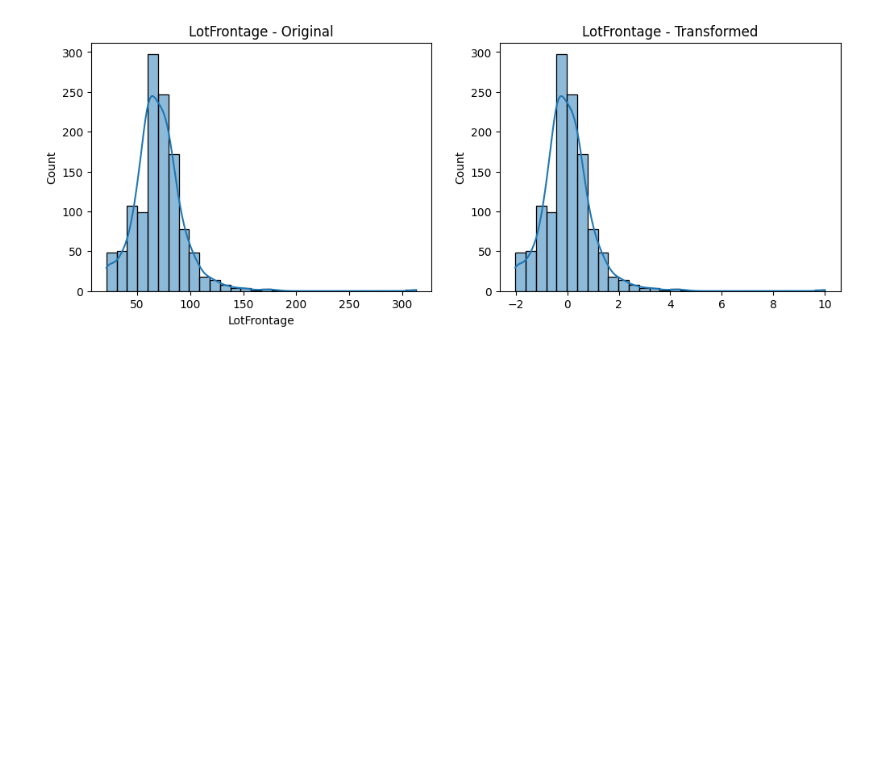
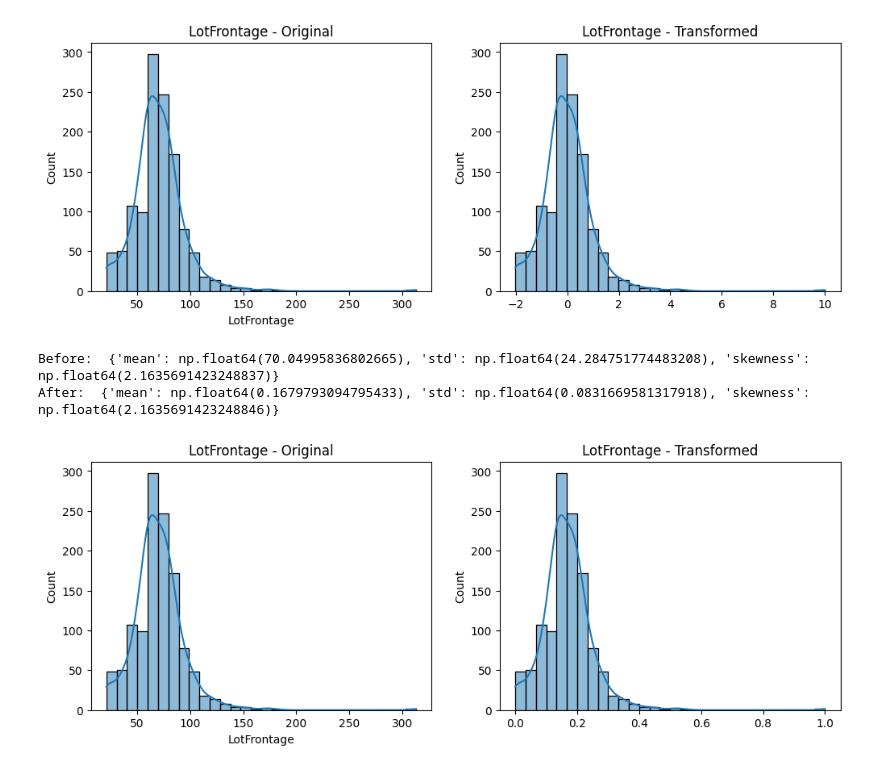
Before and after one commit to KG1234567/Feature-Engineering, a Jupyter notebook: 02-05-2026/02-05-2026.ipynb, the cells around one changed output. Saved outputs shown, nothing was run; the diff lists cells and outputs as text; code cells hidden in the pictures; blank space fills up the shorter version.

```diff
--- a/02-05-2026/02-05-2026.ipynb
+++ b/02-05-2026/02-05-2026.ipynb
@@ -748,3 +748,17 @@ compare_distribution(df[col].dropna(), lot_scaled.flatten(), col)
 Before:  {'mean': np.float64(70.04995836802665), 'std': np.float64(24.284751774483208), 'skewness': np.float64(2.1635691423248837)}
 After:  {'mean': np.float64(-2.677107310003708e-16), 'std': np.float64(1.0004165798972613), 'skewness': np.float64(2.1635691423248846)}
 [figure]
+# %%
+# Min Max Scaling (bounded features: OverallQual [1-10])
+# Formula: x' = (x-min)/(max-min)
+
+col = "LotFrontage"
+scaler = MinMaxScaler()
+lot_scaled = scaler.fit_transform(df[[col]])
+print("Before: ", summary_stats(df[col].dropna()))
+print("After: ", summary_stats(pd.Series(lot_scaled.flatten())))
+compare_distribution(df[col].dropna(), lot_scaled.flatten(), col)
+# %% [output]
+Before:  {'mean': np.float64(70.04995836802665), 'std': np.float64(24.284751774483208), 'skewness': np.float64(2.1635691423248837)}
+After:  {'mean': np.float64(0.1679793094795433), 'std': np.float64(0.0831669581317918), 'skewness': np.float64(2.1635691423248846)}
+[figure, added]
```
Also changed, not shown: parts of 2 cells of this notebook.
